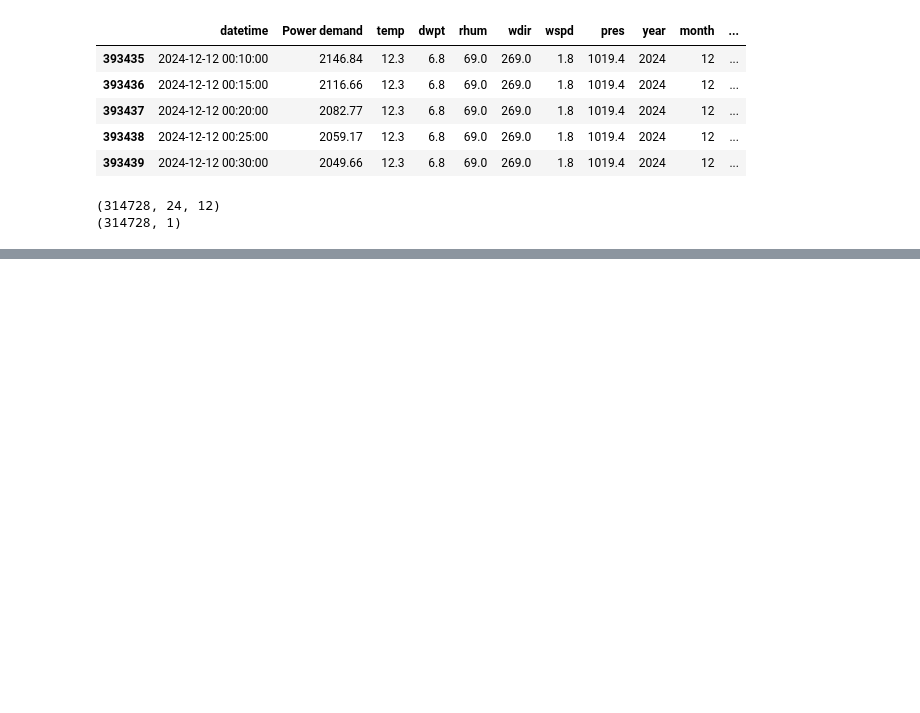
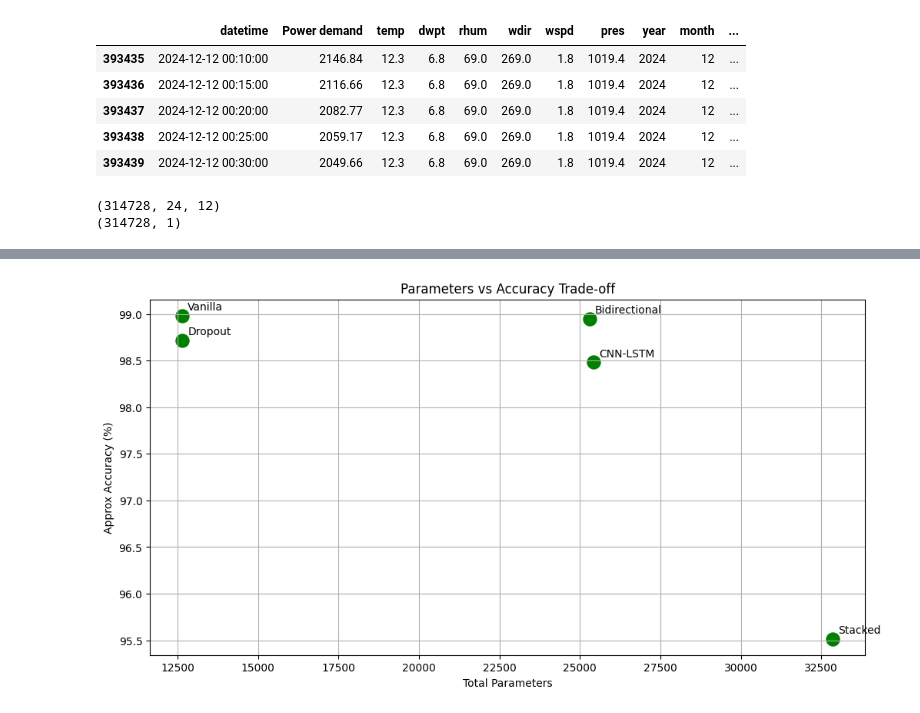
Before and after one commit to Danieljoshua720/Electricity-demand-forecasting-AIML, a Jupyter notebook: AIML.ipynb, the cells around one changed output, grey strips where cells are left out. Cells and saved outputs as stored; diff of their text form; code cells hidden in the pictures; blank space fills up the shorter version.

```diff
--- a/AIML.ipynb
+++ b/AIML.ipynb
@@ -277,0 +430,15 @@ Epoch 9/10
+# %%
+params = [all_results[m]['Total_Params'] for m in models]
+accuracy = [100 - all_results[m]['MAPE'] for m in models]  # approx accuracy
+
+plt.figure(figsize=(12,6))
+plt.scatter(params, accuracy, s=150, c='green')
+for i, txt in enumerate(models):
+    plt.annotate(txt, (params[i], accuracy[i]), xytext=(5,5), textcoords='offset points')
+plt.xlabel('Total Parameters')
+plt.ylabel('Approx Accuracy (%)')
+plt.title('Parameters vs Accuracy Trade-off')
+plt.grid(True)
+plt.show()
+# %% [output]
+[figure, added]
```
Also changed, not shown: parts of 7 cells of this notebook.
